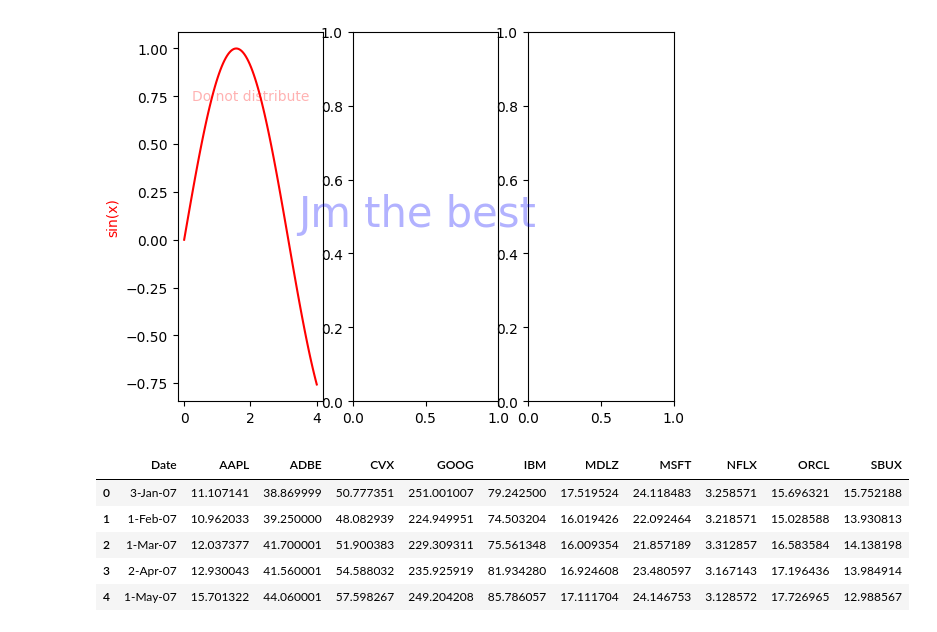
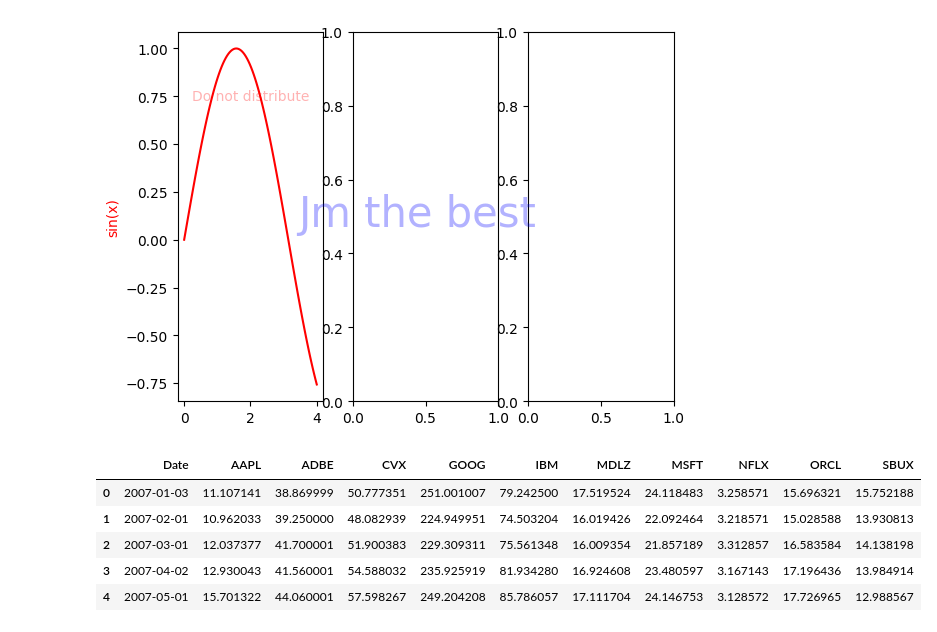
Before and after one commit to jmw-fr/Python, a Jupyter notebook: matplot/tutorial.ipynb, the cells around one changed output. Saved outputs shown, nothing was run; the diff lists cells and outputs as text; code cells hidden in the pictures.

```diff
--- a/matplot/tutorial.ipynb
+++ b/matplot/tutorial.ipynb
@@ -204,15 +204,17 @@ Text(0.5, 0.5, 'Jm the best')
 # %%
 import matplotlib.pyplot as plt
 import numpy as np
 import pandas as pd
 
 stock_data = pd.read_csv('datasets/stocks.csv')
 
+stock_data['Date'] = pd.to_datetime(stock_data['Date'])
+
 stock_data.head()
 # %% [output]
 |  | Date | AAPL | ADBE | CVX | GOOG | IBM | MDLZ | MSFT | NFLX | ORCL | SBUX |
-| 0 | 3-Jan-07 | 11.107141 | 38.869999 | 50.777351 | 251.001007 | 79.242500 | 17.519524 | 24.118483 | 3.258571 | 15.696321 | 15.752188 |
-| 1 | 1-Feb-07 | 10.962033 | 39.250000 | 48.082939 | 224.949951 | 74.503204 | 16.019426 | 22.092464 | 3.218571 | 15.028588 | 13.930813 |
-| 2 | 1-Mar-07 | 12.037377 | 41.700001 | 51.900383 | 229.309311 | 75.561348 | 16.009354 | 21.857189 | 3.312857 | 16.583584 | 14.138198 |
-| 3 | 2-Apr-07 | 12.930043 | 41.560001 | 54.588032 | 235.925919 | 81.934280 | 16.924608 | 23.480597 | 3.167143 | 17.196436 | 13.984914 |
-| 4 | 1-May-07 | 15.701322 | 44.060001 | 57.598267 | 249.204208 | 85.786057 | 17.111704 | 24.146753 | 3.128572 | 17.726965 | 12.988567 |
+| 0 | 2007-01-03 | 11.107141 | 38.869999 | 50.777351 | 251.001007 | 79.242500 | 17.519524 | 24.118483 | 3.258571 | 15.696321 | 15.752188 |
+| 1 | 2007-02-01 | 10.962033 | 39.250000 | 48.082939 | 224.949951 | 74.503204 | 16.019426 | 22.092464 | 3.218571 | 15.028588 | 13.930813 |
+| 2 | 2007-03-01 | 12.037377 | 41.700001 | 51.900383 | 229.309311 | 75.561348 | 16.009354 | 21.857189 | 3.312857 | 16.583584 | 14.138198 |
+| 3 | 2007-04-02 | 12.930043 | 41.560001 | 54.588032 | 235.925919 | 81.934280 | 16.924608 | 23.480597 | 3.167143 | 17.196436 | 13.984914 |
+| 4 | 2007-05-01 | 15.701322 | 44.060001 | 57.598267 | 249.204208 | 85.786057 | 17.111704 | 24.146753 | 3.128572 | 17.726965 | 12.988567 |
```
Also changed, not shown: parts of 2 cells of this notebook.
